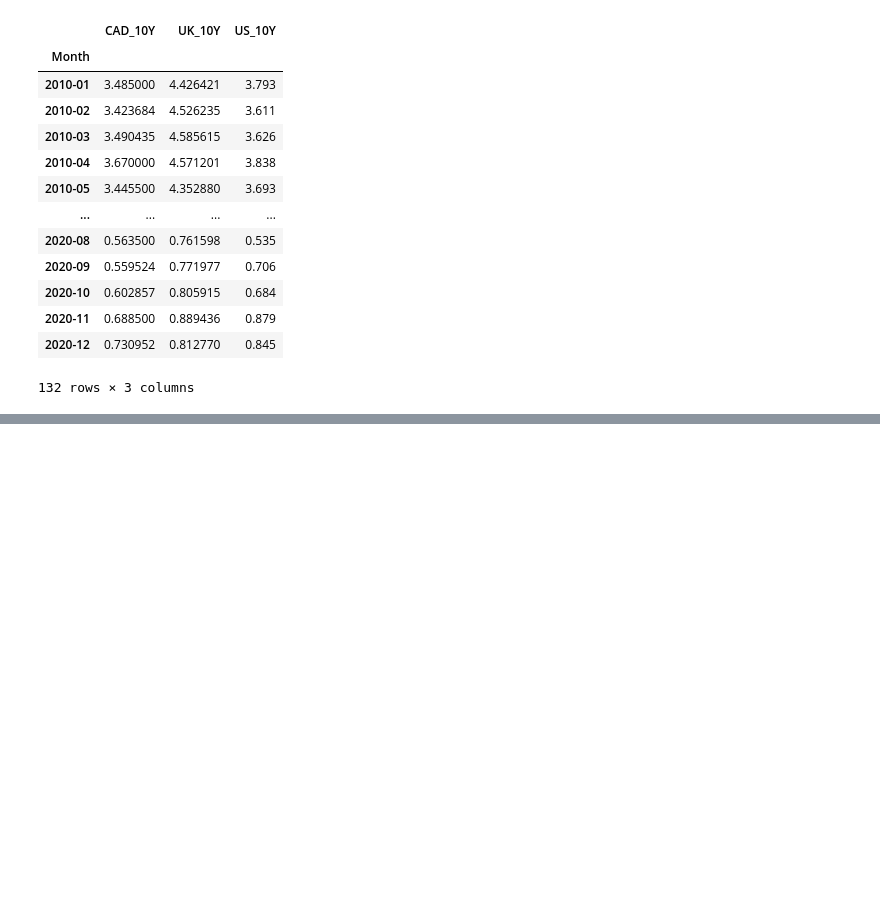
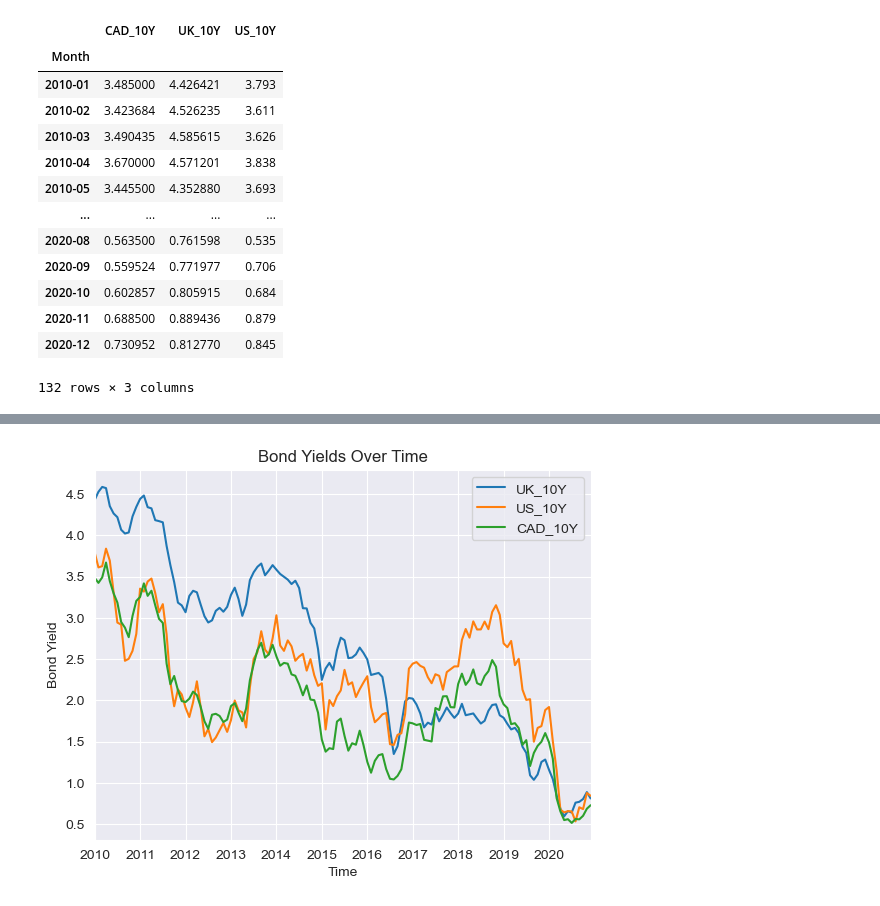
Before and after one commit to ramanthind02/MarketDataAnalysis, a Jupyter notebook: Correlations/bond_file_cleaning/bond_spread.ipynb, the cells around one changed output, grey strips where cells are left out. Cells and saved outputs as stored; diff of their text form; code cells hidden in the pictures; blank space fills up the shorter version.

```diff
--- a/Correlations/bond_file_cleaning/bond_spread.ipynb
+++ b/Correlations/bond_file_cleaning/bond_spread.ipynb
@@ -147,2 +148,10 @@ joined
 | 2020-12 | 0.730952 | 0.812770 | 0.845 | 0.081818 | 0.032230 | 0.114048 |
 132 rows × 6 columns
+# %%
+joined[["UK_10Y", "US_10Y", "CAD_10Y"]].plot()
+plt.ylabel("Bond Yield")
+plt.xlabel("Time")
+plt.title("Bond Yields Over Time")
+plt.savefig("BOND_YIELDS.png", format="png")
+# %% [output]
+[figure, added]
```
Also changed, not shown: parts of 3 cells of this notebook, 5 other files.
